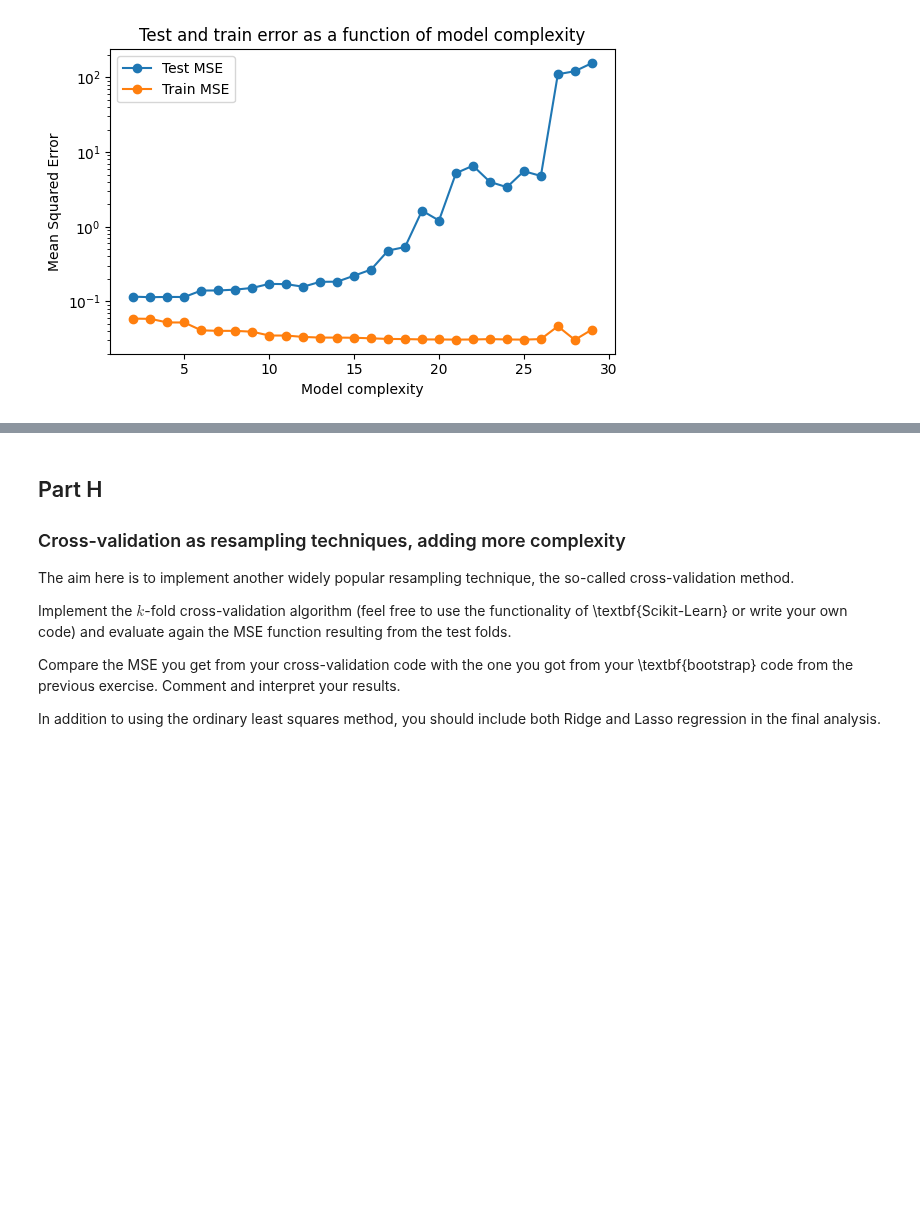
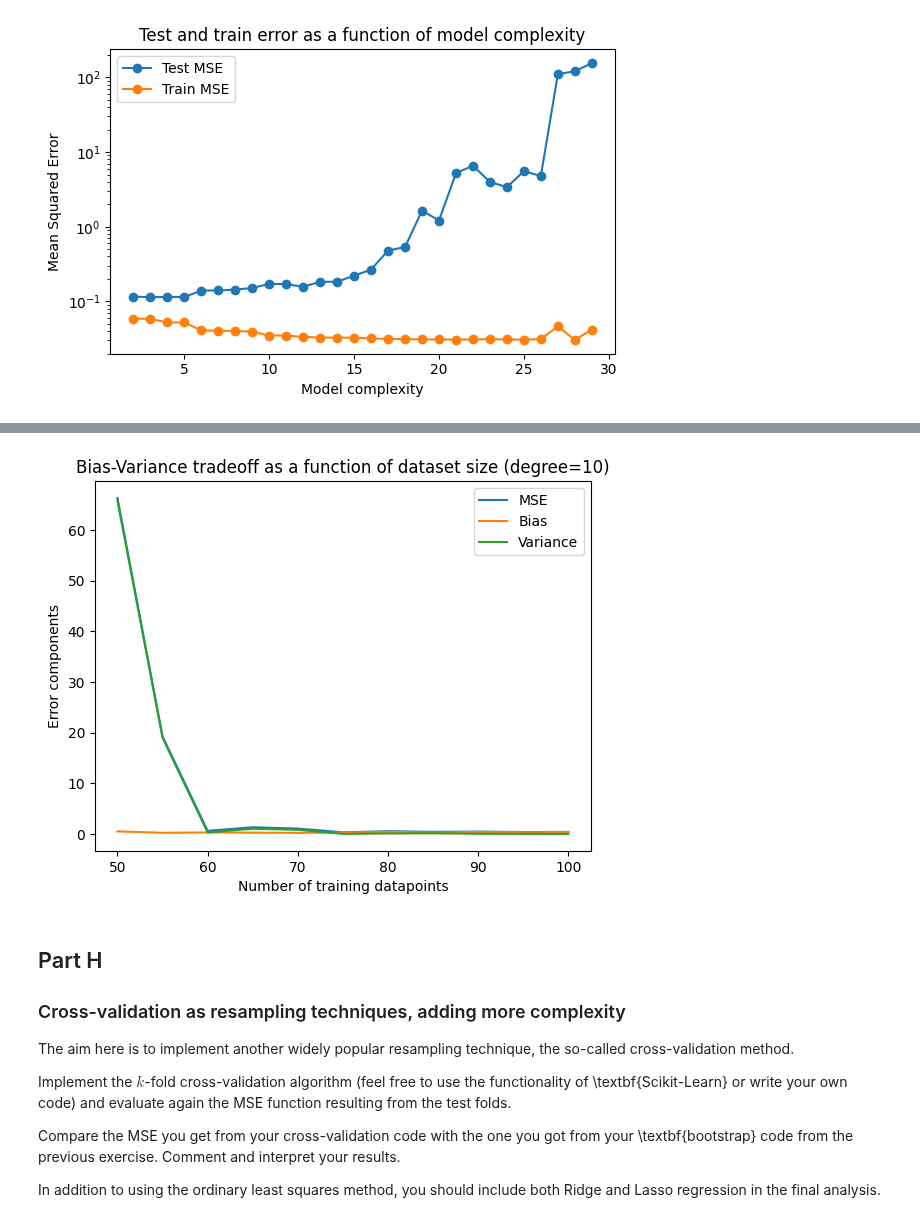
Before and after one commit to Twaal/applied-data-analysis-and-ml, a Jupyter notebook: Project1/code/project1.ipynb, the cells around one changed output, grey strips where cells are left out. Drawn from its saved outputs; the diff is of its cells as text; code cells hidden in the pictures; blank space fills up the shorter version.

```diff
--- a/Project1/code/project1.ipynb
+++ b/Project1/code/project1.ipynb
@@ -836,3 +903,50 @@ plt.show()
+# %%
+np.random.seed(42)
+n_bootstraps = 100
+degree = 10
+n_points_list = list(range(50, 101, 5))
+
+error = np.zeros(len(n_points_list))
+bias = np.zeros(len(n_points_list))
+variance = np.zeros(len(n_points_list))
+
+for idx, n in enumerate(n_points_list):
+
+    x = np.linspace(-1, 1, n)
+    y = runge_function(x) + np.random.normal(0, 0.5, n)
+
+    X_all = x.reshape(-1, 1)
+    X_train, X_test, y_train, y_test = train_test_split(X_all, y, test_size=0.2, random_state=1)
+
+
+    X_train_poly = polynomial_features(X_train.flatten(), degree)
+    X_test_poly = polynomial_features(X_test.flatten(), degree)
+
+
+    y_pred = np.empty((y_test.shape[0], n_bootstraps))
+    for i in range(n_bootstraps):
+        X_res, y_res = resample(X_train_poly, y_train)
+        beta = OLS_parameters(X_res, y_res)
+        y_pred[:, i] = X_test_poly @ beta
+
+
+    error[idx] = np.mean((y_test.reshape(-1,1) - y_pred)**2)
+    bias[idx] = np.mean((y_test.reshape(-1,1) - np.mean(y_pred, axis=1, keepdims=True))**2)
+    variance[idx] = np.mean(np.var(y_pred, axis=1, keepdims=True))
+
+    #print(f"n={n}: Error={error[idx]:.4f}, Bias^2={bias[idx]:.4f}, Var={variance[idx]:.4f}")
+
+
+plt.plot(n_points_list, error, label="MSE")
+plt.plot(n_points_list, bias, label="Bias")
+plt.plot(n_points_list, variance, label="Variance")
+plt.xlabel("Number of training datapoints")
+plt.ylabel("Error components")
+plt.title(f"Bias-Variance tradeoff as a function of dataset size (degree={degree})")
+plt.legend()
+plt.show()
+# %% [output]
+[figure, added]
 # %% [markdown]
 ## Part H
 ### Cross-validation as resampling techniques, adding more complexity
```
Also changed, not shown: parts of 5 cells of this notebook.
